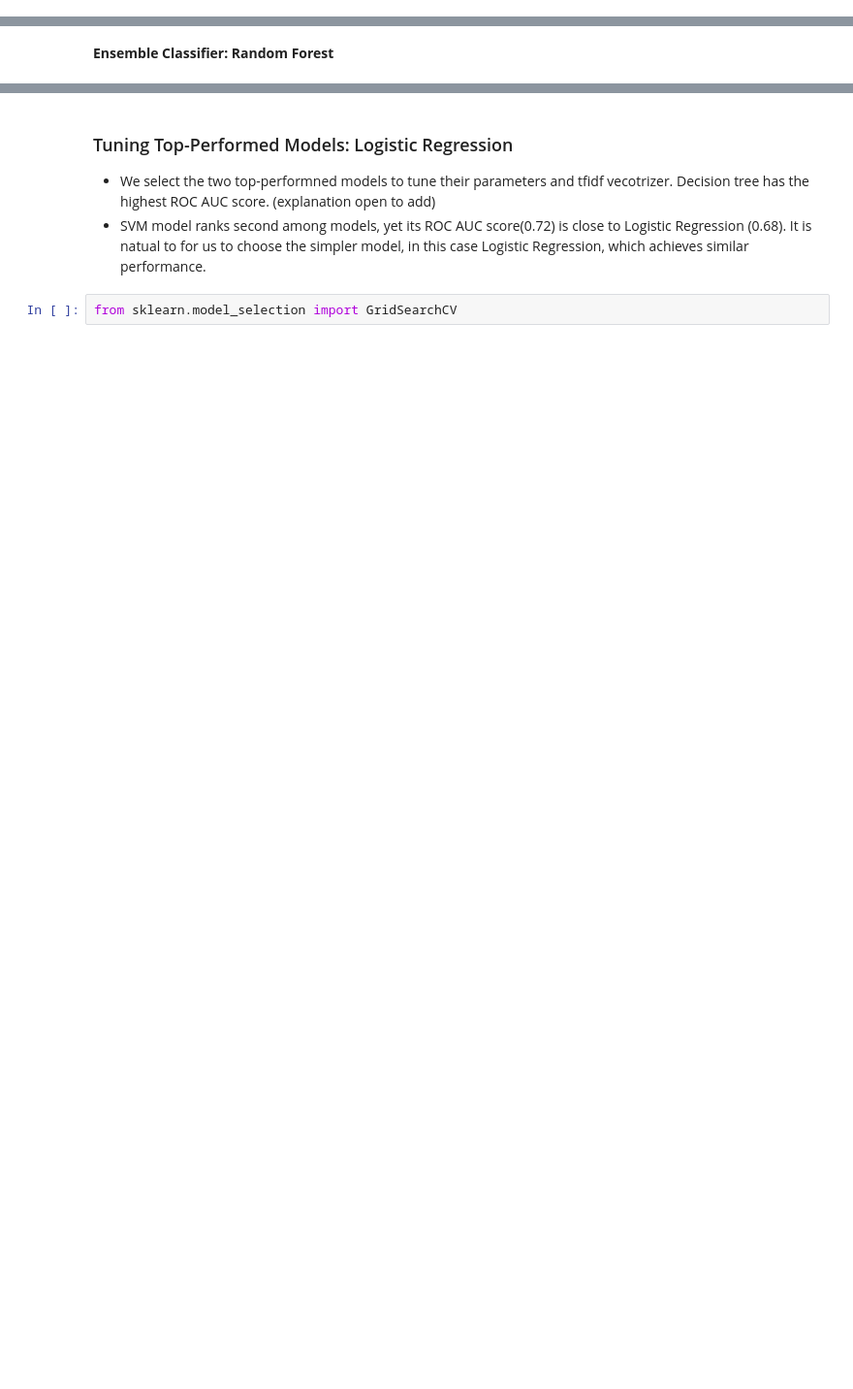
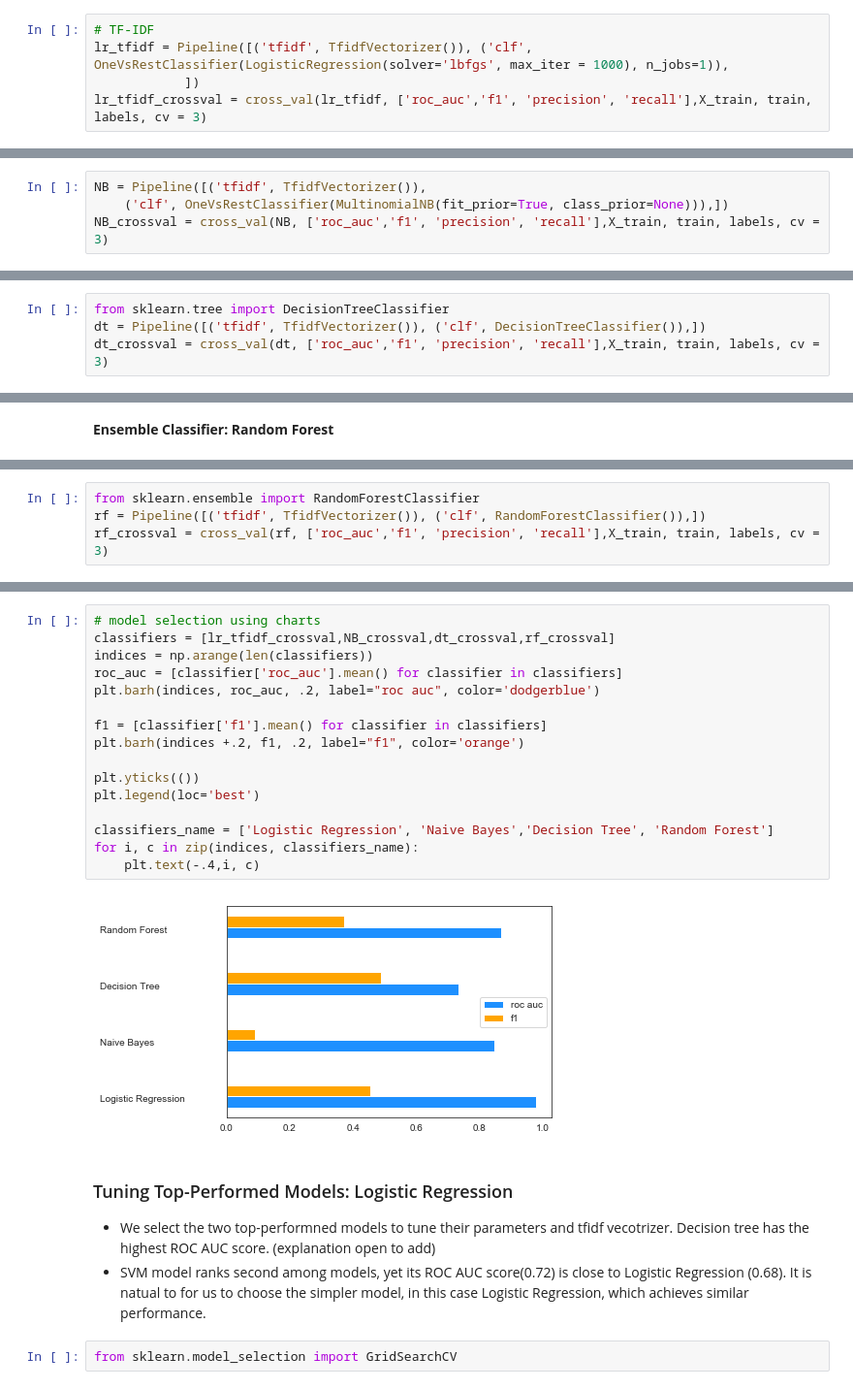
Before and after one commit to dorislin27/toxic_comment_classifier, a Jupyter notebook: classifier_toxic_comment.ipynb, the cells around one changed output, grey strips where cells are left out. Shown at 97% size. Cells and saved outputs as stored; diff of their text form; blank space fills up the shorter version.

```diff
--- a/classifier_toxic_comment.ipynb
+++ b/classifier_toxic_comment.ipynb
@@ -630,0 +633,5 @@ mean column-wise f1 score: 0.47690926577004694
+# %%
+# TF-IDF
+lr_tfidf = Pipeline([('tfidf', TfidfVectorizer()), ('clf', OneVsRestClassifier(LogisticRegression(solver='lbfgs', max_iter = 1000), n_jobs=1)),
+            ])
+lr_tfidf_crossval = cross_val(lr_tfidf, ['roc_auc','f1', 'precision', 'recall'],X_train, train, labels, cv = 3)
@@ -664,0 +665,4 @@ mean column-wise f1 score: 0.10352279354899104
+# %%
+NB = Pipeline([('tfidf', TfidfVectorizer()),
+    ('clf', OneVsRestClassifier(MultinomialNB(fit_prior=True, class_prior=None))),])
+NB_crossval = cross_val(NB, ['roc_auc','f1', 'precision', 'recall'],X_train, train, labels, cv = 3)
@@ -728,0 +693,4 @@ mean column-wise f1 score: 0.5033088612413396
+# %%
+from sklearn.tree import DecisionTreeClassifier
+dt = Pipeline([('tfidf', TfidfVectorizer()), ('clf', DecisionTreeClassifier()),])
+dt_crossval = cross_val(dt, ['roc_auc','f1', 'precision', 'recall'],X_train, train, labels, cv = 3)
@@ -758,0 +713,4 @@ mean column-wise f1 score: 0.38276830741699186
+# %%
+from sklearn.ensemble import RandomForestClassifier
+rf = Pipeline([('tfidf', TfidfVectorizer()), ('clf', RandomForestClassifier()),])
+rf_crossval = cross_val(rf, ['roc_auc','f1', 'precision', 'recall'],X_train, train, labels, cv = 3)
@@ -759,3 +731,21 @@ mean column-wise f1 score: 0.38276830741699186
+# %%
+# model selection using charts
+classifiers = [lr_tfidf_crossval,NB_crossval,dt_crossval,rf_crossval]
+indices = np.arange(len(classifiers))
+roc_auc = [classifier['roc_auc'].mean() for classifier in classifiers]
+plt.barh(indices, roc_auc, .2, label="roc auc", color='dodgerblue')
+
+f1 = [classifier['f1'].mean() for classifier in classifiers]
+plt.barh(indices +.2, f1, .2, label="f1", color='orange')
+
+plt.yticks(())
+plt.legend(loc='best')
+
+classifiers_name = ['Logistic Regression', 'Naive Bayes','Decision Tree', 'Random Forest']
+for i, c in zip(indices, classifiers_name):
+    plt.text(-.4,i, c)
+# %% [output]
+[figure, added]
 # %% [markdown]
 ### Tuning Top-Performed Models: Logistic Regression
 - We select the two top-performned models to tune their parameters and tfidf vecotrizer. Decision tree has the highest ROC AUC score. (explanation open to add)
```
Also changed, not shown: parts of 78 cells of this notebook.
